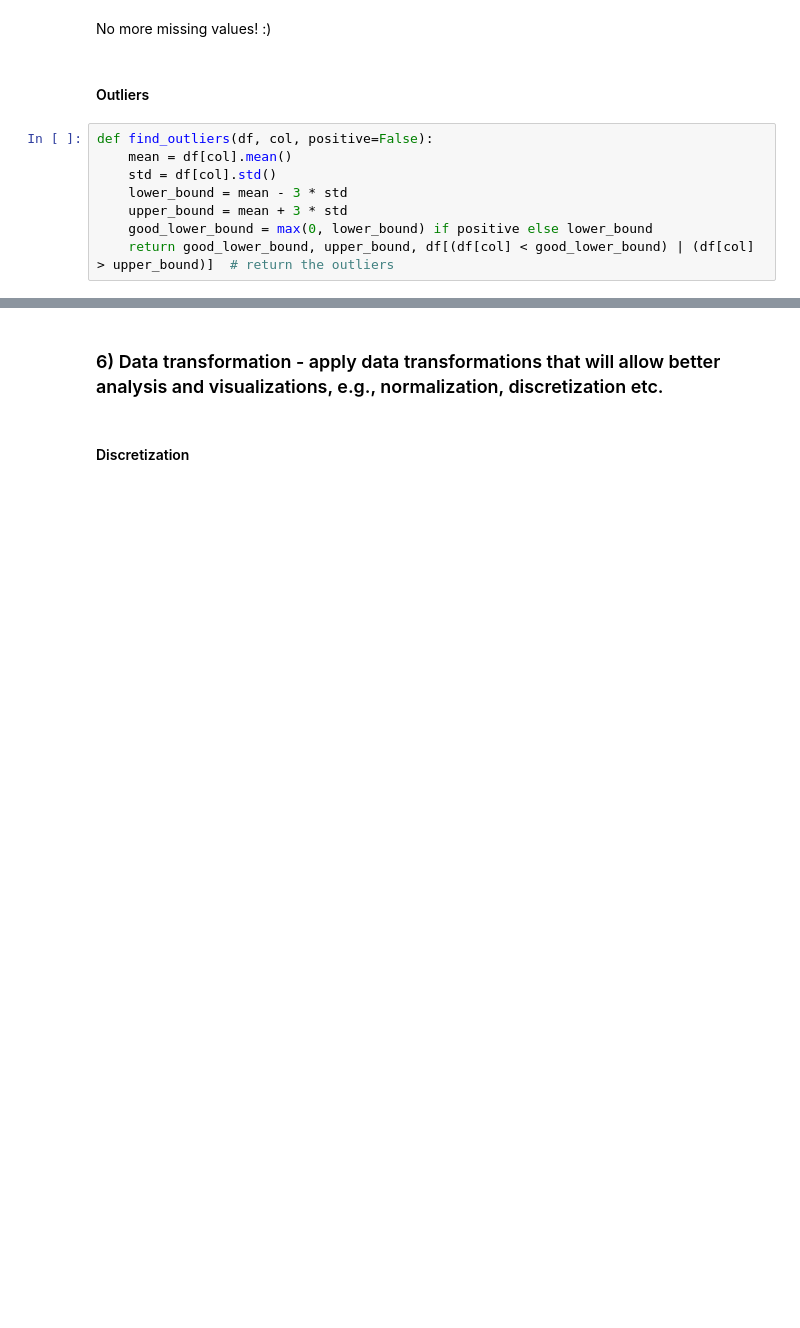
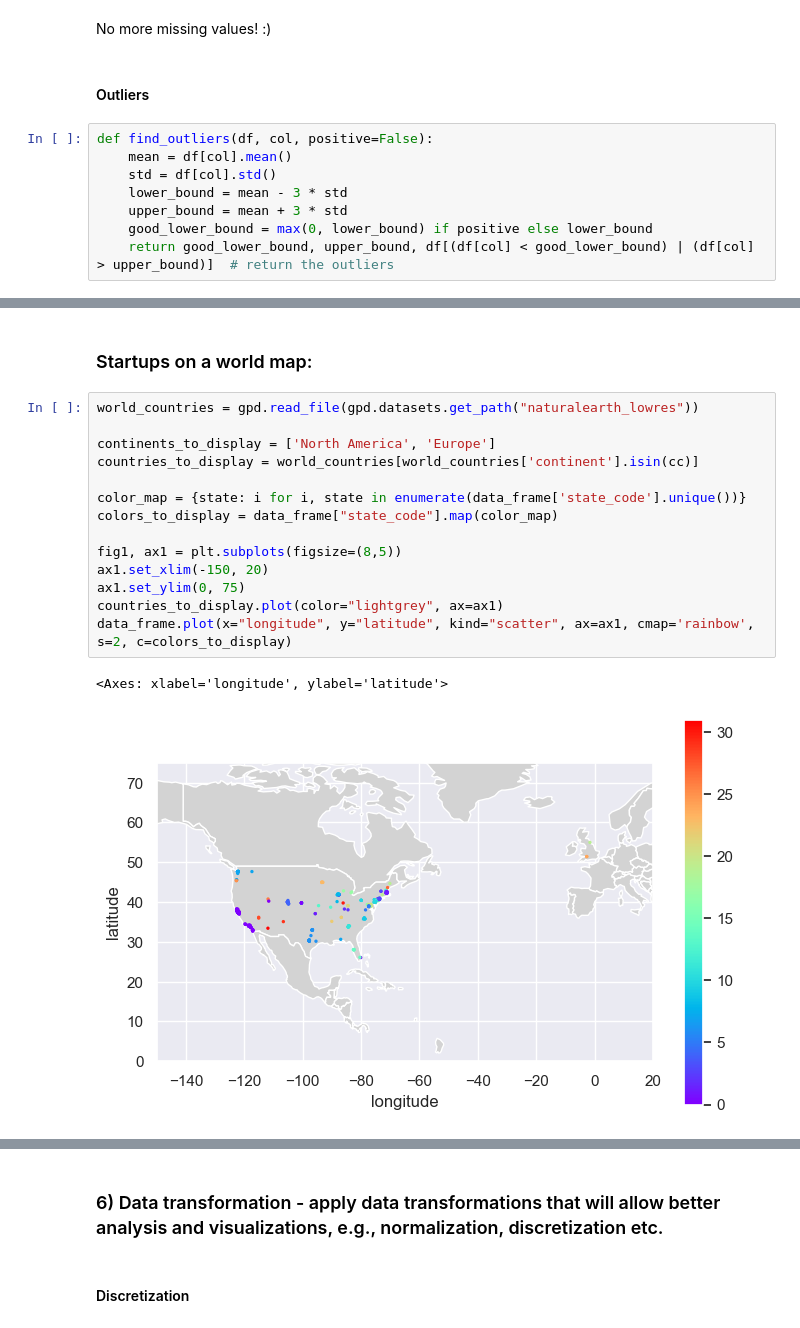
Before and after one commit to Liri-Be/DataMining, a Jupyter notebook: part-1/part1.ipynb, the cells around one changed output, grey strips where cells are left out. Drawn from its saved outputs; the diff is of its cells as text; blank space fills up the shorter version.

Commit message:
world map p1

```diff
--- a/part-1/part1.ipynb
+++ b/part-1/part1.ipynb
@@ -806,0 +751,19 @@ upper bound: 8.280240356321517
+# %% [markdown]
+### Startups on a world map:
+# %%
+world_countries = gpd.read_file(gpd.datasets.get_path("naturalearth_lowres"))
+
+continents_to_display = ['North America', 'Europe']
+countries_to_display = world_countries[world_countries['continent'].isin(cc)]
+
+color_map = {state: i for i, state in enumerate(data_frame['state_code'].unique())}
+colors_to_display = data_frame["state_code"].map(color_map)
+
+fig1, ax1 = plt.subplots(figsize=(8,5))
+ax1.set_xlim(-150, 20)
+ax1.set_ylim(0, 75)
+countries_to_display.plot(color="lightgrey", ax=ax1)
+data_frame.plot(x="longitude", y="latitude", kind="scatter", ax=ax1, cmap='rainbow', s=2, c=colors_to_display)
+# %% [output]
+<Axes: xlabel='longitude', ylabel='latitude'>
+[figure, added]
```
Also changed, not shown: parts of 23 cells of this notebook, 1 other file.
